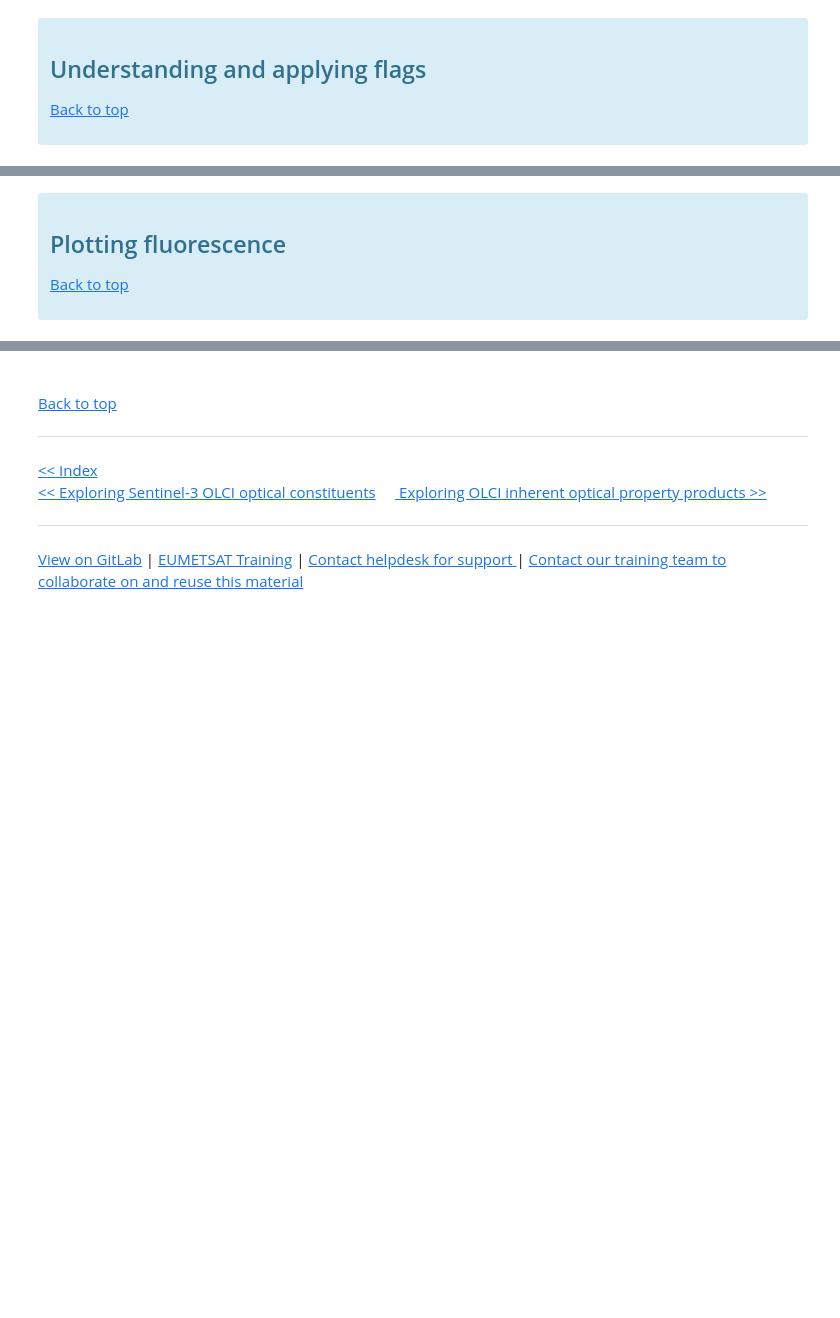
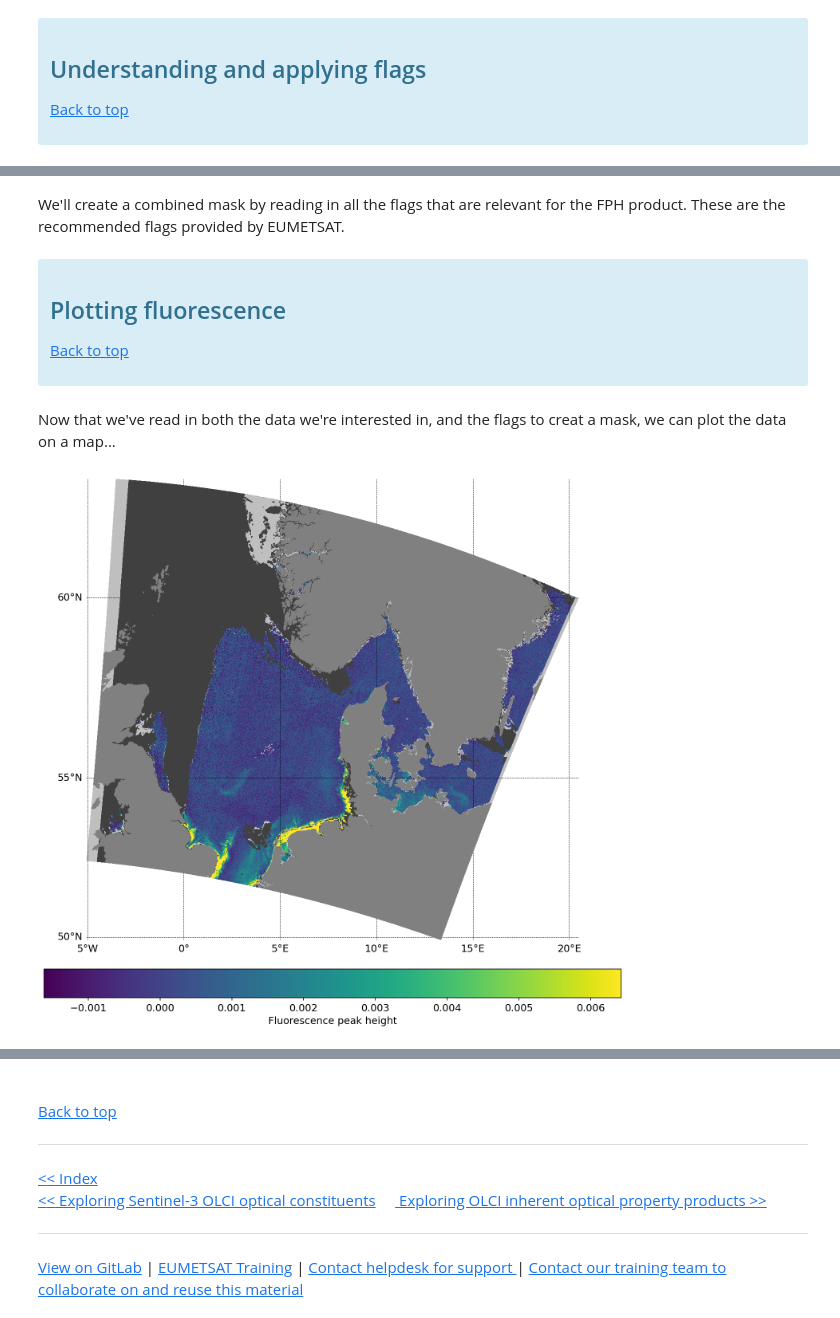
Before and after one commit to wekeo/learn-olci, a Jupyter notebook: 1_OLCI_introductory/1_8_OLCI_fluor.ipynb, the cells around one changed output, grey strips where cells are left out. Cells and saved outputs as stored; diff of their text form; code cells hidden in the pictures; blank space fills up the shorter version.

```diff
--- a/1_OLCI_introductory/1_8_OLCI_fluor.ipynb
+++ b/1_OLCI_introductory/1_8_OLCI_fluor.ipynb
@@ -165,3 +176,15 @@ band_vars["WQSF"] = flag_vars["WQSF"]
+# %%
+# reading masks: example land
+land_mask = eumartools.flag_mask(flag_file, 'WQSF', ['LAND'])
+land_mask = land_mask.astype(float)[::grid_reduce, ::grid_reduce]
+land_mask[land_mask == 0.0] = np.nan
+
+# reading masks: example cloud
+cloud_mask = eumartools.flag_mask(flag_file, 'WQSF', ['CLOUD', 'CLOUD_AMBIGUOUS', 'CLOUD_MARGIN'])
+cloud_mask = cloud_mask.astype(float)[::grid_reduce, ::grid_reduce]
+cloud_mask[cloud_mask == 0.0] = np.nan
+# %% [markdown]
+We'll create a combined mask by reading in all the flags that are relevant for the FPH product. These are the recommended flags provided by EUMETSAT.
 # %%
 # reading masks: all flags BAC recommended
 FPH_mask = eumartools.flag_mask(flag_file, 'WQSF', ['LAND', 'CLOUD', 'CLOUD_AMBIGUOUS', 'CLOUD_MARGIN',
@@ -178,3 +201,36 @@ FPH_mask[FPH_mask == 0.0] = np.nan
 [Back to top](#TOC_TOP_1_8)
 
 </div>
+# %% [markdown]
+Now that we've read in both the data we're interested in, and the flags to creat a mask, we can plot the data on a map...
+# %%
+fig = plt.figure(figsize=(10, 10), dpi=150)
+m = plt.subplot(projection=ccrs.Mercator())
+
+vmin, vmax = np.nanpercentile(band_vars["FPH"][::grid_reduce, ::grid_reduce], [2, 98])
+
+p1 = m.pcolormesh(lon, lat, band_vars["FPH"][::grid_reduce, ::grid_reduce], transform=ccrs.PlateCarree(),
+                   cmap="viridis", vmin=vmin, vmax=vmax, zorder=1)
+
+m.contourf(lon, lat, FPH_mask, levels=[0,1], transform=ccrs.PlateCarree(), colors='0.75', zorder=2)
+m.contourf(lon, lat, cloud_mask, levels=[0,1], transform=ccrs.PlateCarree(), colors='0.25', zorder=3)
+m.contourf(lon, lat, land_mask, levels=[0,1], transform=ccrs.PlateCarree(), colors='0.5', zorder=4)
+
+# Embellish with gridlines
+g1 = m.gridlines(draw_labels = True, zorder=20, color='0.0', linestyle='--',linewidth=0.5)
+g1.xlocator = mticker.FixedLocator(np.arange(-180, 180, 5))
+g1.ylocator = mticker.FixedLocator(np.arange(-90, 90, 5))
+g1.top_labels = False
+g1.right_labels = False
+g1.xlabel_style = {'color': 'black'}
+g1.ylabel_style = {'color': 'black'}
+m.set(facecolor = "1.0")
+m.axis('off')
+
+cbar = fig.colorbar(p1, location='bottom', pad=0.05)
+cbar.set_label('Fluorescence peak height')
+
+plt.tight_layout()
+plt.savefig('1_8_OLCI_FPH.png', bbox_inches='tight')
+# %% [output]
+[figure, added]
```
Also changed, not shown: parts of 11 cells of this notebook, 10 other files.
